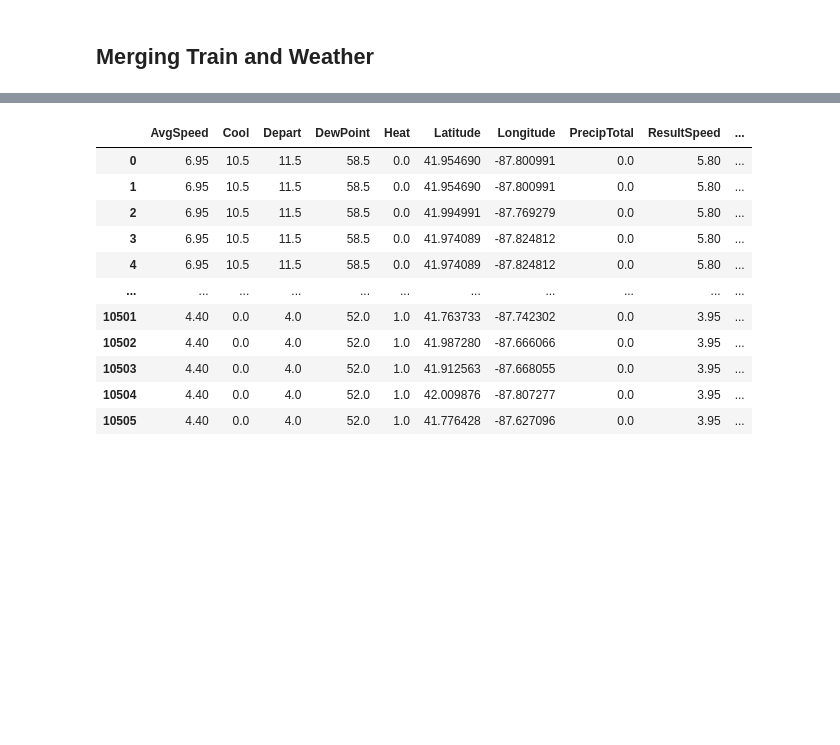
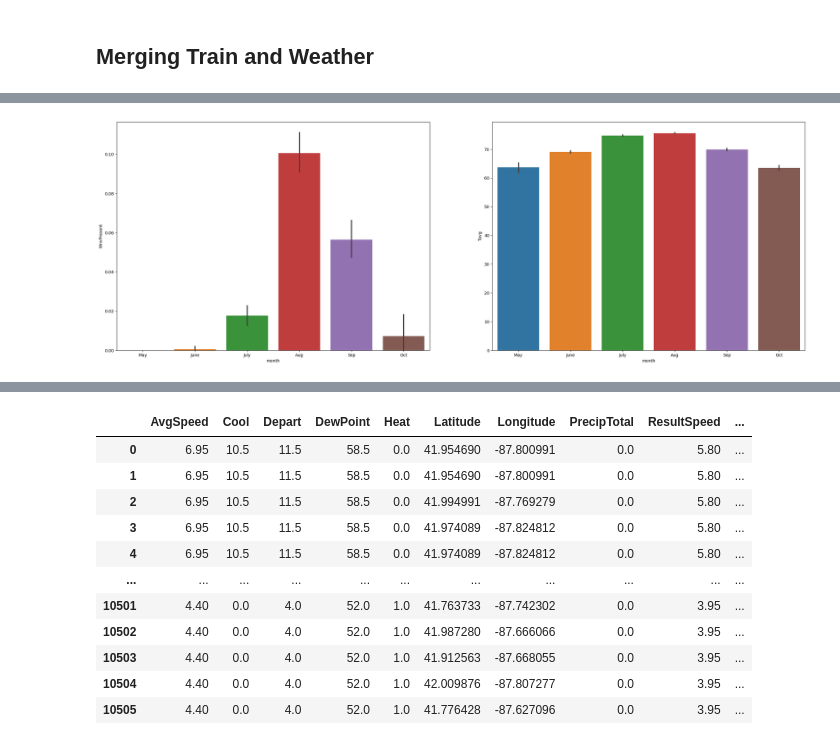
Before and after one commit to evanwmeeks/Springboard, a Jupyter notebook: Capstone 2/Capstone 2 - West Nile Virus Prediction.ipynb, the cells around one changed output, grey strips where cells are left out. Cells and saved outputs as stored; diff of their text form; code cells hidden in the pictures; blank space fills up the shorter version.

```diff
--- a/Capstone 2/Capstone 2 - West Nile Virus Prediction.ipynb
+++ b/Capstone 2/Capstone 2 - West Nile Virus Prediction.ipynb
@@ -425 +417,9 @@ Index(['Date', 'Species', 'Block', 'Street', 'Trap', 'Latitude', 'Longitude',
+# %%
+fig,ax = plt.subplots(1,2, figsize = (30, 10))
+sns.barplot(data = merged, x = 'month', y = 'WnvPresent', ax = ax[0])
+sns.barplot(data = merged, x = 'month', y = 'Tavg', ax = ax[1])
+plt.figsize=(2,5)
+plt.savefig("WnvPresentMonthly")
+# %% [output]
+[figure, added]
 # %%
```
Also changed, not shown: parts of 28 cells of this notebook, 8 other files.
